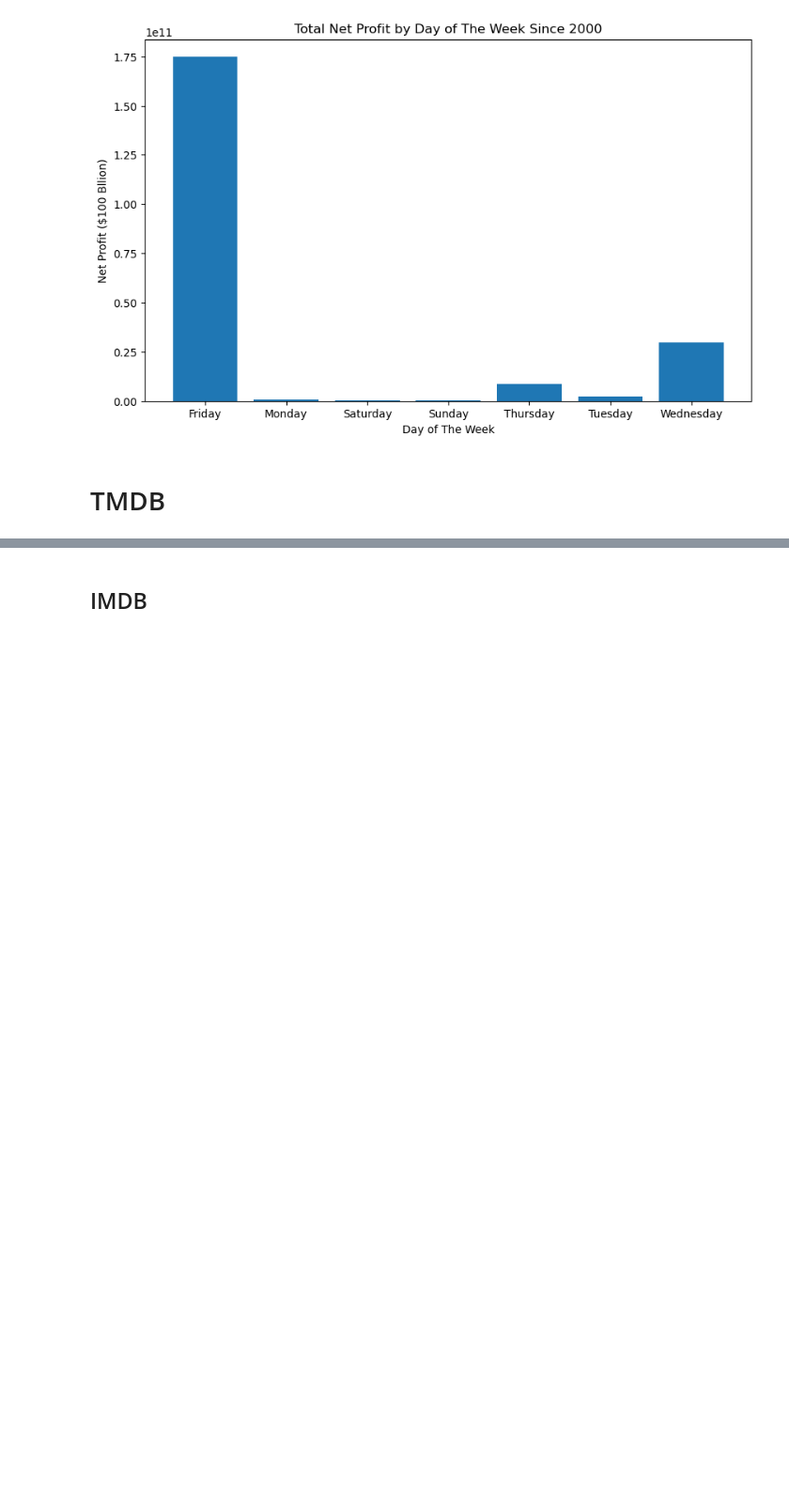
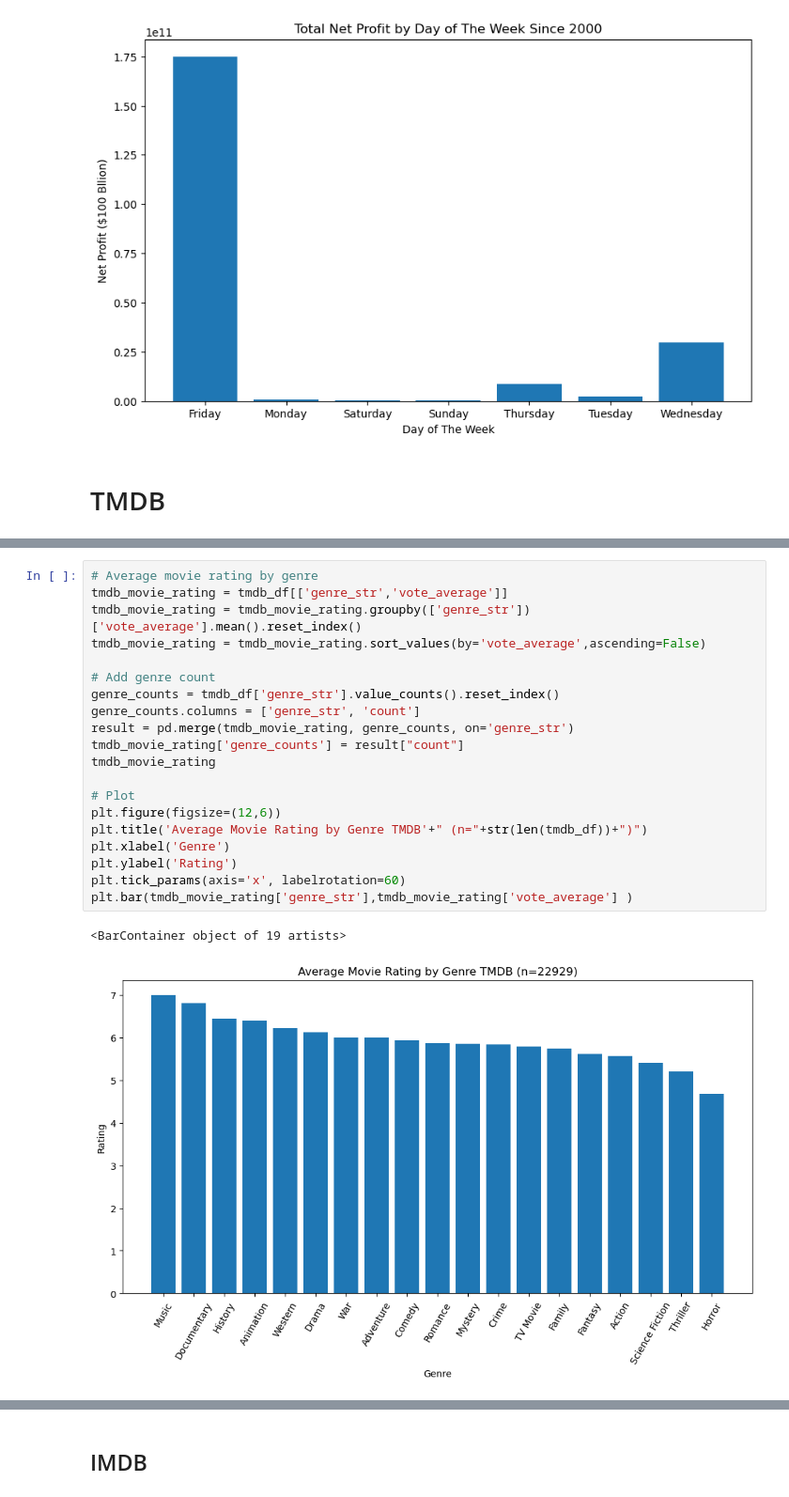
Before and after one commit to Gfatouras/Movie-Database-Analysis, a Jupyter notebook: student.ipynb, the cells around one changed output, grey strips where cells are left out. Shown at 94% size. Cells and saved outputs as stored; diff of their text form; blank space fills up the shorter version.

```diff
--- a/student.ipynb
+++ b/student.ipynb
@@ -797,0 +923,23 @@ Name: genre_ids, Length: 25497, dtype: object
+# %%
+# Average movie rating by genre
+tmdb_movie_rating = tmdb_df[['genre_str','vote_average']]
+tmdb_movie_rating = tmdb_movie_rating.groupby(['genre_str'])['vote_average'].mean().reset_index()
+tmdb_movie_rating = tmdb_movie_rating.sort_values(by='vote_average',ascending=False)
+
+# Add genre count
+genre_counts = tmdb_df['genre_str'].value_counts().reset_index()
+genre_counts.columns = ['genre_str', 'count']
+result = pd.merge(tmdb_movie_rating, genre_counts, on='genre_str')
+tmdb_movie_rating['genre_counts'] = result["count"]
+tmdb_movie_rating
+
+# Plot
+plt.figure(figsize=(12,6))
+plt.title('Average Movie Rating by Genre TMDB'+" (n="+str(len(tmdb_df))+")")
+plt.xlabel('Genre')
+plt.ylabel('Rating')
+plt.tick_params(axis='x', labelrotation=60)
+plt.bar(tmdb_movie_rating['genre_str'],tmdb_movie_rating['vote_average'] )
+# %% [output]
+<BarContainer object of 19 artists>
+[figure, added]
```
Also changed, not shown: parts of 60 cells of this notebook.
